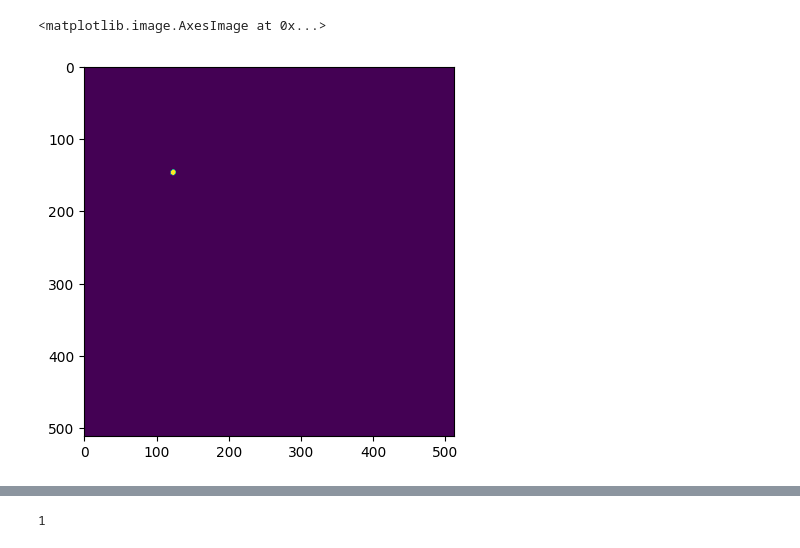
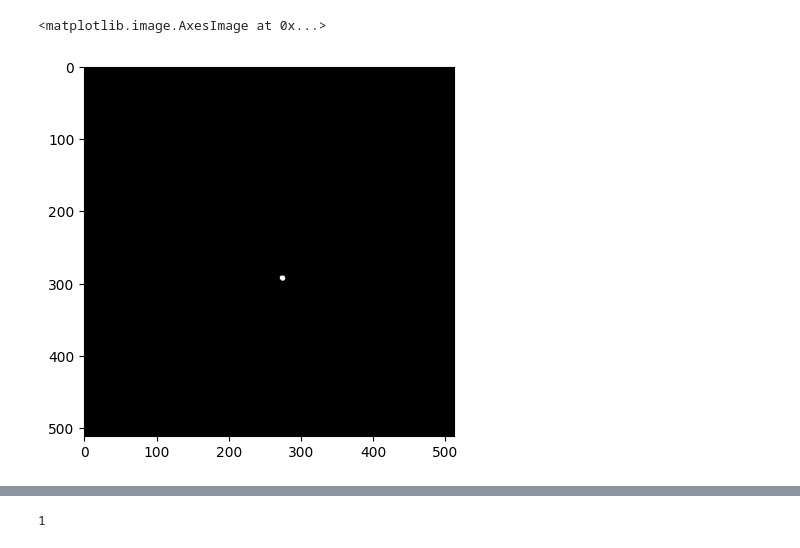
Before and after one commit to marnissiahmed/lung-cancer-AI-base-web-solution, a Jupyter notebook: models/deeplabv3.ipynb, the cells around one changed output, grey strips where cells are left out. Cells and saved outputs as stored; diff of their text form; code cells hidden in the pictures.

```diff
--- a/models/deeplabv3.ipynb
+++ b/models/deeplabv3.ipynb
@@ -83,5 +94,6 @@ Y = np.concatenate((Y1,Y0),axis=0)
 # %%
 X = X/255
+Y = Y/255
 # %%
 Xtrain,Xtest,Ytrain,Ytest = train_test_split(X,Y,test_size =0.20,random_state=48)
 # %%
@@ -152,7 +159,7 @@ model.evaluate(Xtest,Ytest,batch_size=8)
 # %%
-plt.imshow(Ytest[5])
+plt.imshow(Ytest[8],cmap="gray")
 # %% [output]
 <matplotlib.image.AxesImage at 0x...>
-[figure, old version]
+[figure, new version]
 # %%
 
```
Also changed, not shown: parts of 19 cells of this notebook, 12 other files.
